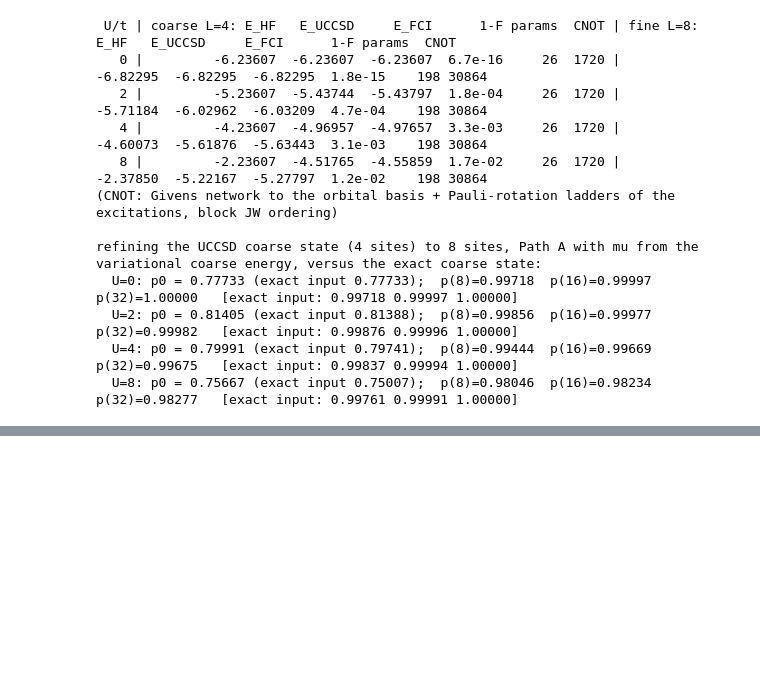
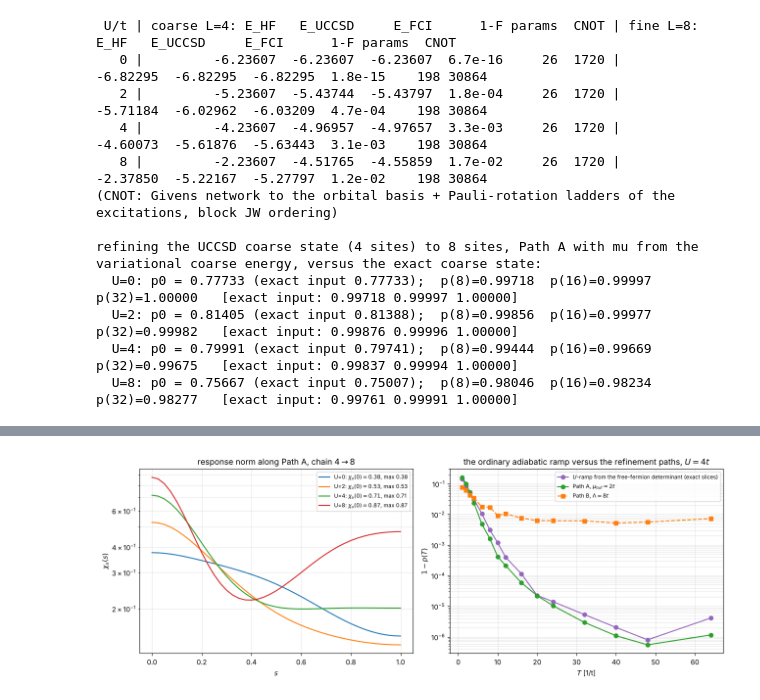
Before and after one commit to CompPhysics/QuantumComputingQuNorth, a Jupyter notebook: EigenQ/pairing-eigenq/notebooks/ResolutionRefHubbard.ipynb, the cells around one changed output, grey strips where cells are left out. Drawn from its saved outputs; the diff is of its cells as text; code cells hidden in the pictures; blank space fills up the shorter version.

```diff
--- a/EigenQ/pairing-eigenq/notebooks/ResolutionRefHubbard.ipynb
+++ b/EigenQ/pairing-eigenq/notebooks/ResolutionRefHubbard.ipynb
@@ -233,7 +233,7 @@ for U, r in chain48.items():
         ls = "-" if ("mu_buf=2" in k or "Lambda=16" in k) else "--"
         a.semilogy(Ts[1:], np.maximum(1 - v["ov"][1:], 1e-12), ls, color=cols[U], marker="o", ms=3,
                    label=f"U={U:.0f}, {k}")
-for a, ttl in zip(ax, ("Path A (projector path)", "Path B (un-dimerisation)")):
+for a, ttl in zip(ax, ("Path A (projector path)", "Path B (un-dimerization)")):
     a.set_xlabel("adiabatic time $T$ [1/t]"); a.set_ylabel("$1-p(T)$"); a.set_title(f"chain $4\\to8$, $(2,2)$: {ttl}")
     a.grid(alpha=0.3, which="both"); a.legend(fontsize=7, ncol=2); a.set_ylim(1e-7, 1)
 plt.tight_layout(); plt.show()
@@ -981,0 +1003,79 @@ best infidelity after 6 cycles: 5.9e-05 (Trotter floor of the filter: 5.8e-05)
+# %%
+import numpy as np, matplotlib.pyplot as plt, time
+from math import comb
+try:
+    import pairinglib as pl
+except ModuleNotFoundError:
+    import sys, pathlib
+    sys.path.insert(0, str((pathlib.Path.cwd()/".."/"src").resolve()))
+    import pairinglib as pl
+import pairinglib.hubbard as hb
+
+from scipy.optimize import minimize
+U = 4.0; r = chain48[U]; Psih = r["Vf"][:, 0]; Hd = r["Hf"]; mu = r["E_low"] + 2.0
+Kev, Kod, D = [t_.toarray() for t_ in hb.hubbard_terms(8, hb.chain(8)[1], 2, 2, U)]
+c2f = lambda s: np.cos(np.pi*s/2)**2; s2f = lambda s: np.sin(np.pi*s/2)**2
+# --- (a) Path A with the coarse term split into its coarse Trotter groups
+tl, Ul, cst = hb.galerkin_params("chain", 1.0, U, 4)
+Kc_e, Kc_o, Dc = [t_.toarray() for t_ in hb.hubbard_terms(4, hb.chain(4)[1], 2, 2, Ul, t=tl)]
+A_groups = [r["P"] @ (Dc + (cst - mu)*np.eye(36)) @ r["P"].T, r["P"] @ Kc_e @ r["P"].T, r["P"] @ Kc_o @ r["P"].T]
+assert abs(sum(A_groups) - r["P"] @ (r["Hl"] - mu*np.eye(36)) @ r["P"].T).max() < 1e-10
+groupsA_split = A_groups + [Kev, Kod, D - mu*np.eye(784)]; coefA_split = [c2f]*3 + [s2f]*3
+pA_ex = p_ex["A"]
+print(f"(a) Path A, T=16, U={U:.0f}: exact slices p = {pA_ex:.6f}; second-order product formula with the coarse term as one block / split into three conditioned coarse groups:")
+trotA = {}
+for ns in (64, 128, 256, 512):
+    p1 = abs(np.vdot(Psih, hb.trotter_refine(r["Phi0"], groupsA, coefA, 16.0, ns, order=2)))**2
+    p2 = abs(np.vdot(Psih, hb.trotter_refine(r["Phi0"], groupsA_split, coefA_split, 16.0, ns, order=2)))**2
+    trotA[ns] = p2; print(f"    n_s = {ns:3d}: one block {p1:.6f}   split {p2:.6f}")
+nA_split = next(ns for ns in (64, 128, 256, 512) if abs(trotA[ns] - pA_ex) <= 1e-3)
+ca = hb.conditioned_term_cnots(4, hb.chain(4)[1], n_controls=8)["toffoli"]; st2 = hb.chain_step_cnots(8, hb.chain(8)[1], 2)["cnots"]
+print(f"    steps within 1e-3 of the exact-slice overlap (split groups): n_s = {nA_split}; cost {CN_PROL} + {nA_split}*({st2} + 2*{ca}) = {CN_PROL + nA_split*(st2 + 2*ca)} CNOTs")
+
+# --- (b) pruned UCCSD on the fine chain
+uf = ucc_fine[U]; th = np.abs(uf["theta"]); labels = uf["singles"] + uf["doubles"]
+for thr in (1e-2, 1e-3):
+    print(f"(b) UCCSD (8 sites): {int((th > thr).sum())} of {len(th)} amplitudes exceed {thr:.0e}")
+keep = [i for i in range(len(th)) if th[i] > 1e-3]
+up = hb.uccsd_hubbard(8, hb.chain(8)[1], 2, 2, U, maxiter=400, H=Hd, keep=keep, theta0=uf["theta"][keep])
+cn_full = hb.uccsd_cnots(8, uf["singles"], uf["doubles"])["total"]; cn_pr = hb.uccsd_cnots(8, up["singles"], up["doubles"])["total"]
+print(f"    pruned ansatz ({up['n_params']} parameters, {cn_pr} CNOTs): E = {up['E']:.6f}, 1-F = {1-abs(np.vdot(Psih, up['psi']))**2:.3e}   (full: {uf['n_params']} parameters, {cn_full} CNOTs, 1-F = {1-abs(np.vdot(Psih, uf['psi']))**2:.3e}, FCI {r['E_high']:.6f})")
+
+# --- (c) the ordinary adiabatic ramp K -> K + U n n from the free-fermion determinant
+Hfree, _ = hb.H_hubbard(8, hb.chain(8)[1], 2, 2, 0.0); w0, V0 = np.linalg.eigh(Hfree.toarray()); FF = V0[:, 0]
+Deff_ff, c2ff = hb.effective_gap(FF, r["wf"], r["Vf"])
+ov_r, _ = hb.refine_overlaps(FF, Hd - D, Hd, Ts, Psih, MSL)
+print(f"(c) U-ramp from the free-fermion determinant: p0 = {c2ff[0]:.4f}, D_eff = {Deff_ff:.3f}; exact slices: " + " ".join(f"p({T})={o:.5f}" for T, o in zip(Ts, ov_r) if T in (4, 8, 12, 16, 24, 32)))
+groupsR = [Kev, Kod, D]; coefR = [lambda s: 1.0, lambda s: 1.0, s2f]
+CN_GIVENS = 2*(8*7//2)*2
+ramp = {}
+for T in (8, 16):
+    pex = ov_r[list(Ts).index(T)]
+    for ns in (16, 32, 64, 128, 256):
+        pr = abs(np.vdot(Psih, hb.trotter_refine(FF, groupsR, coefR, float(T), ns, order=2)))**2
+        if abs(pr - pex) <= 1e-3 or ns == 256:
+            ramp[T] = (ns, pr); break
+    print(f"    T = {T}: exact {pex:.6f}; n_s = {ramp[T][0]} second-order steps give {ramp[T][1]:.6f}; cost {CN_GIVENS} (Givens network) + {ramp[T][0]}*{st2} = {CN_GIVENS + ramp[T][0]*st2} CNOTs")
+
+# --- (d) response norm along Path A for every U, and the long-run state of the fixed-step filter
+fig, ax = plt.subplots(1, 2, figsize=(13, 4.8))
+sgrid = np.linspace(0, 1, 41)
+print("(d) first-order response norm chi_u(s) of Path A (mu_buf = 2):")
+for U_, r_ in chain48.items():
+    mu_ = r_["E_low"] + 2.0; A_ = r_["P"] @ (r_["Hl"] - mu_*np.eye(36)) @ r_["P"].T; B_ = r_["Hf"] - mu_*np.eye(784); dHu = B_ - A_
+    chi = []
+    for s_ in sgrid:
+        u = np.sin(np.pi*s_/2)**2; ws, Vs = np.linalg.eigh((1-u)*A_ + u*B_)
+        amp = np.abs(Vs[:, 1:].T @ (dHu @ Vs[:, 0]))**2; chi.append(float(np.sum(amp/(ws[1:]-ws[0])**2)))
+    ax[0].plot(sgrid, chi, color=cols[U_], label=f"U={U_:.0f}: $\\chi_u(0)={chi[0]:.2f}$, max {max(chi):.2f}")
+    print(f"    U={U_:.0f}: chi_u(0) = {chi[0]:.3f}, max_s chi_u(s) = {max(chi):.3f} at s = {sgrid[int(np.argmax(chi))]:.2f}")
+ax[0].set_yscale("log"); ax[0].set_xlabel("$s$"); ax[0].set_ylabel("$\\chi_u(s)$"); ax[0].set_title("response norm along Path A, chain $4\\to8$"); ax[0].legend(fontsize=8); ax[0].grid(alpha=0.3, which="both")
+ax[1].semilogy(Ts[1:], np.maximum(1 - ov_r[1:], 1e-12), "o-", color="C4", label="$U$-ramp from the free-fermion determinant (exact slices)")
+ax[1].semilogy(Ts[1:], np.maximum(1 - r["paths"]["A, mu_buf=2"]["ov"][1:], 1e-12), "o-", color="C2", label="Path A, $\\mu_{\\rm buf}=2t$")
+ax[1].semilogy(Ts[1:], np.maximum(1 - r["paths"]["B, Lambda=8"]["ov"][1:], 1e-12), "s--", color="C1", label="Path B, $\\Lambda=8t$")
+ax[1].set_xlabel("$T$ [1/t]"); ax[1].set_ylabel("$1-p(T)$"); ax[1].set_title("the ordinary adiabatic ramp versus the refinement paths, $U=4t$"); ax[1].legend(fontsize=8); ax[1].grid(alpha=0.3, which="both")
+plt.tight_layout(); plt.show()
+tr_ = hb.trotter_evolution(hb.hubbard_terms(8, hb.chain(8)[1], 2, 2, U), 0.1, order=2, target=Psih)
+print(f"    fixed-step filter (dt = 0.1): with quantized times all cycles share the eigenvectors of the step unitary, so the long-run accepted state is its")
+print(f"    eigenvector closest to the ground state (infidelity floor {tr_['floor']:.2e}) and, with E_obj = E_eff, the long-run acceptance tends to the input weight on it rather than decaying")
+# %% [output]
@@ -981,0 +1099 @@ best infidelity after 6 cycles: 5.9e-05 (Trotter floor of the filter: 5.8e-05)
+[figure, added]
```
Also changed, not shown: parts of 14 cells of this notebook, 27 other files.
